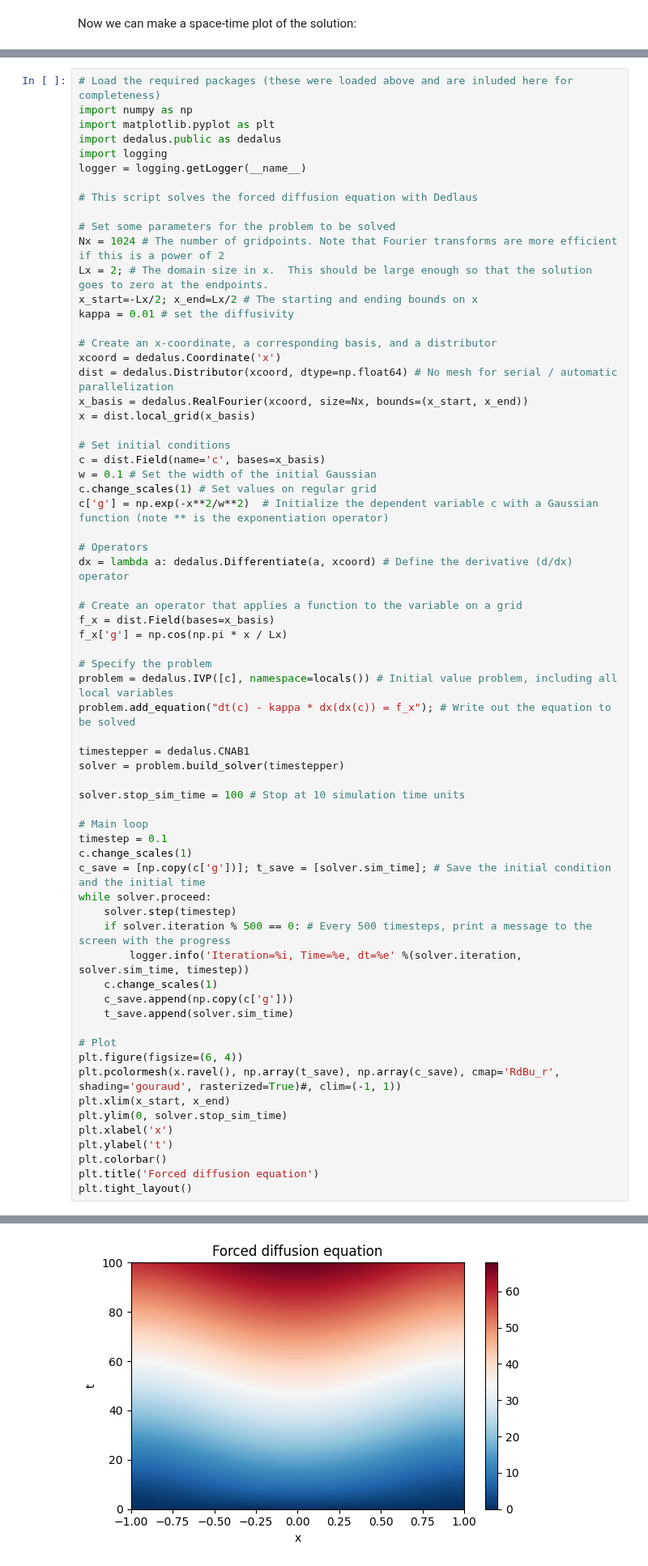
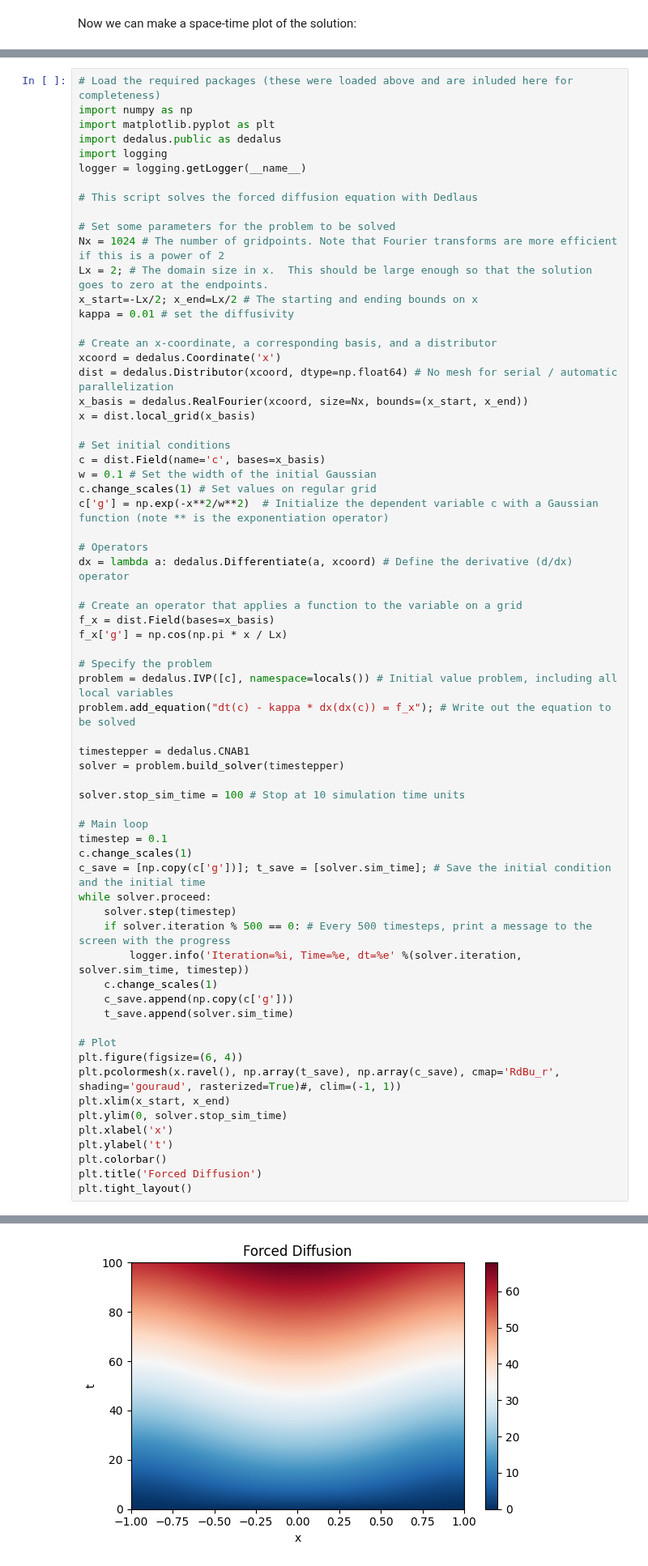
Before and after one commit to AnnabelHall/QCES_LNM, a Jupyter notebook: Project1_dedalus.ipynb, the cells around one changed output, grey strips where cells are left out. Shown at 81% size. Saved outputs shown, nothing was run; the diff lists cells and outputs as text.

```diff
--- a/Project1_dedalus.ipynb
+++ b/Project1_dedalus.ipynb
@@ -362,6 +362,6 @@ plt.ylim(0, solver.stop_sim_time)
 plt.xlabel('x')
 plt.ylabel('t')
 plt.colorbar()
-plt.title('Forced diffusion equation')
+plt.title('Forced Diffusion')
 plt.tight_layout()
 # %% [output]
@@ -376,4 +376,4 @@ INFO:solvers:Simulation stop time reached.
-[figure, old version]
+[figure, new version]
 # %% [markdown]
 ## 5. Student investigation
 <a id='student_investigation'></a>
```
Also changed, not shown: parts of 12 cells of this notebook.
